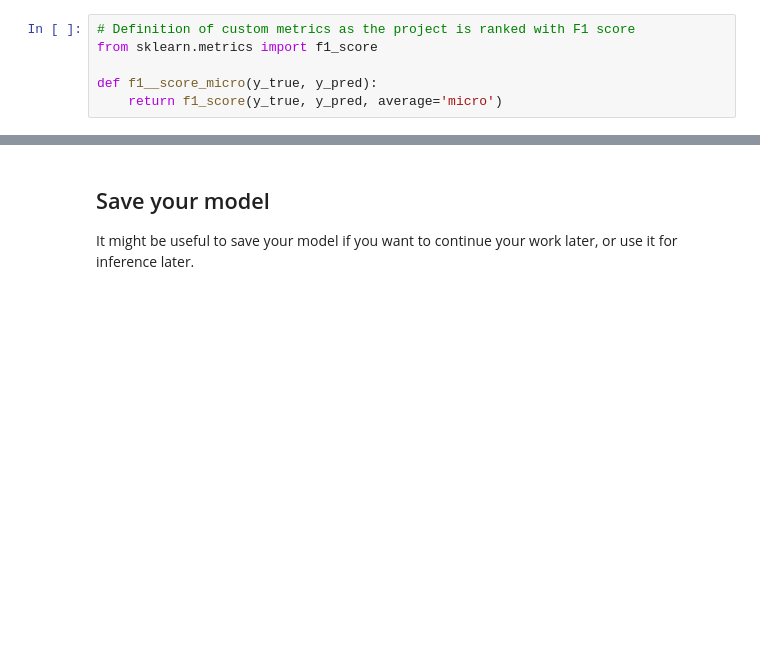
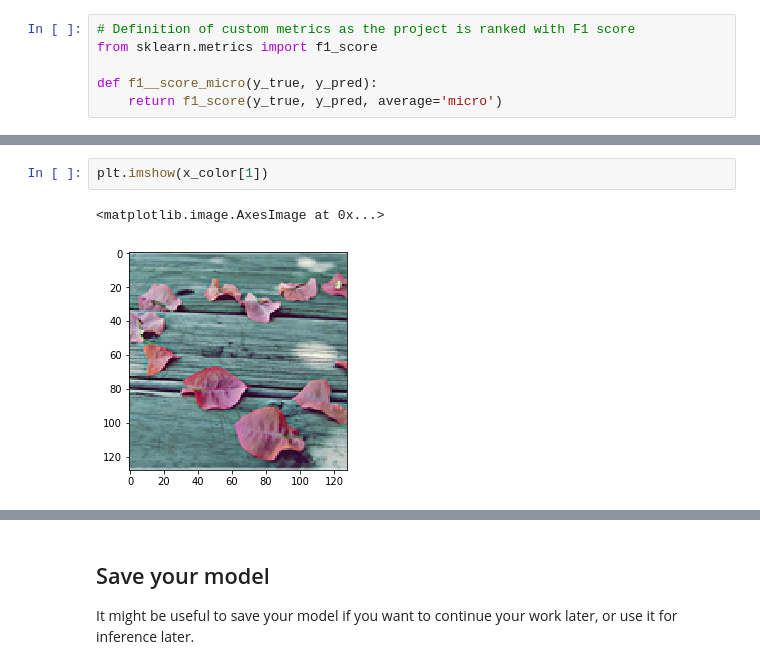
Before and after one commit to wakr/TeamRaspberry, a Jupyter notebook: image_project_ilkka_color.ipynb, the cells around one changed output, grey strips where cells are left out. Cells and saved outputs as stored; diff of their text form; blank space fills up the shorter version.

```diff
--- a/image_project_ilkka_color.ipynb
+++ b/image_project_ilkka_color.ipynb
@@ -331,0 +328,5 @@ f1_score(y[0:1000], y_pred, average='micro')
+# %%
+plt.imshow(x_color[1])
+# %% [output]
+<matplotlib.image.AxesImage at 0x...>
+[figure, added]
```
Also changed, not shown: parts of 29 cells of this notebook.
